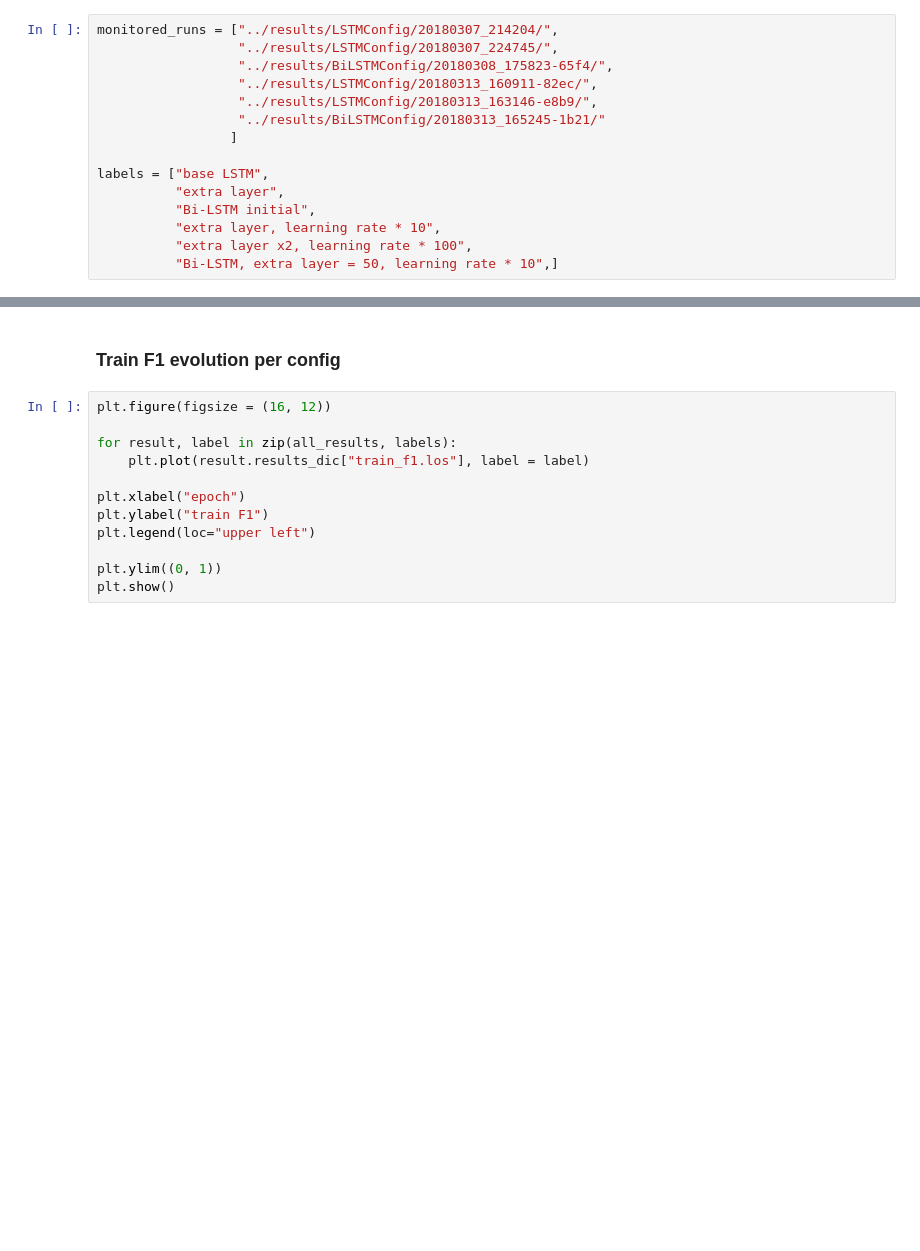
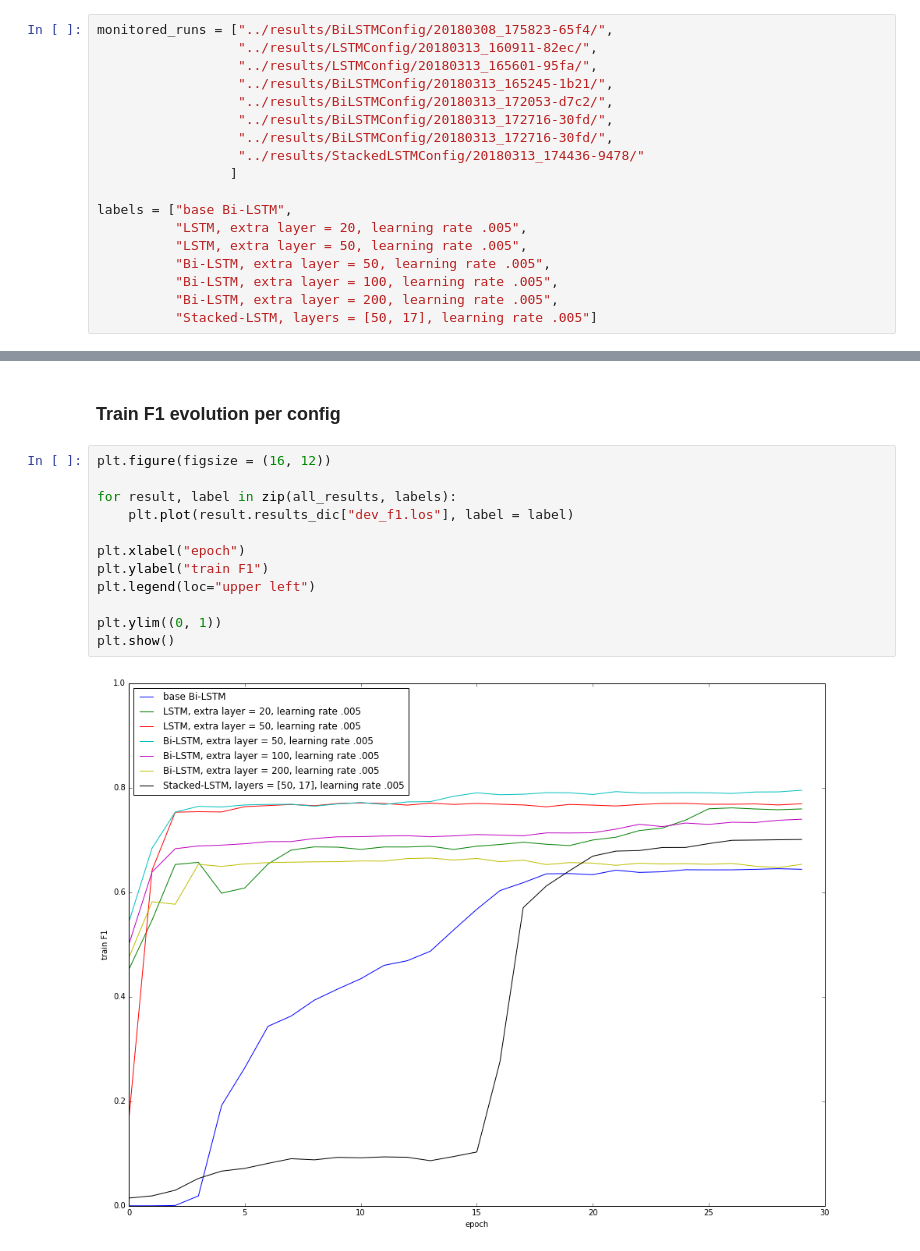
Before and after one commit to vincentbillaut/neuralNER, a Jupyter notebook: notebooks/VisualizeRuns.ipynb, the cells around one changed output, grey strips where cells are left out. Saved outputs shown, nothing was run; the diff lists cells and outputs as text; blank space fills up the shorter version.

```diff
--- a/notebooks/VisualizeRuns.ipynb
+++ b/notebooks/VisualizeRuns.ipynb
@@ -5,20 +5,23 @@ import json
 # %% [markdown]
 # Define studied plots
 # %%
-monitored_runs = ["../results/LSTMConfig/20180307_214204/",
-                  "../results/LSTMConfig/20180307_224745/",
-                  "../results/BiLSTMConfig/20180308_175823-65f4/",
+monitored_runs = ["../results/BiLSTMConfig/20180308_175823-65f4/",
                   "../results/LSTMConfig/20180313_160911-82ec/",
-                  "../results/LSTMConfig/20180313_163146-e8b9/",
-                  "../results/BiLSTMConfig/20180313_165245-1b21/"
+                  "../results/LSTMConfig/20180313_165601-95fa/",
+                  "../results/BiLSTMConfig/20180313_165245-1b21/",
+                  "../results/BiLSTMConfig/20180313_172053-d7c2/",
+                  "../results/BiLSTMConfig/20180313_172716-30fd/",
+                  "../results/BiLSTMConfig/20180313_172716-30fd/",
+                  "../results/StackedLSTMConfig/20180313_174436-9478/"
                  ]
 
-labels = ["base LSTM",
-          "extra layer",
-          "Bi-LSTM initial",
-          "extra layer, learning rate * 10",
-          "extra layer x2, learning rate * 100",
-          "Bi-LSTM, extra layer = 50, learning rate * 10",]
+labels = ["base Bi-LSTM",
+          "LSTM, extra layer = 20, learning rate .005",
+          "LSTM, extra layer = 50, learning rate .005",
+          "Bi-LSTM, extra layer = 50, learning rate .005",
+          "Bi-LSTM, extra layer = 100, learning rate .005",
+          "Bi-LSTM, extra layer = 200, learning rate .005",
+          "Stacked-LSTM, layers = [50, 17], learning rate .005"]
 # %%
 class RunResult(object):
     def load_los_file(self, filename):
@@ -62,12 +84,14 @@ plt.show()
 # %%
 plt.figure(figsize = (16, 12))
 
 for result, label in zip(all_results, labels):
-    plt.plot(result.results_dic["train_f1.los"], label = label)
+    plt.plot(result.results_dic["dev_f1.los"], label = label)
 
 plt.xlabel("epoch")
 plt.ylabel("train F1")
 plt.legend(loc="upper left")
 
 plt.ylim((0, 1))
 plt.show()
+# %% [output]
+[figure, added]
```
Also changed, not shown: parts of 2 cells of this notebook, 2 other files.
